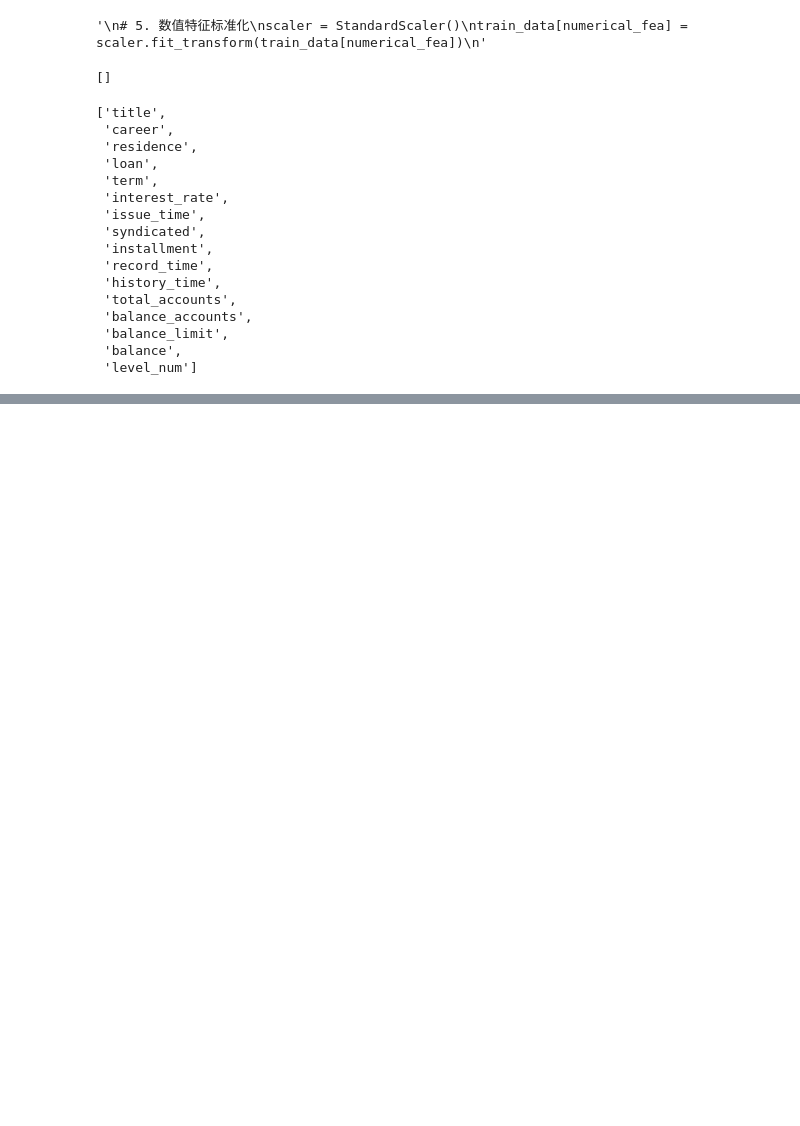
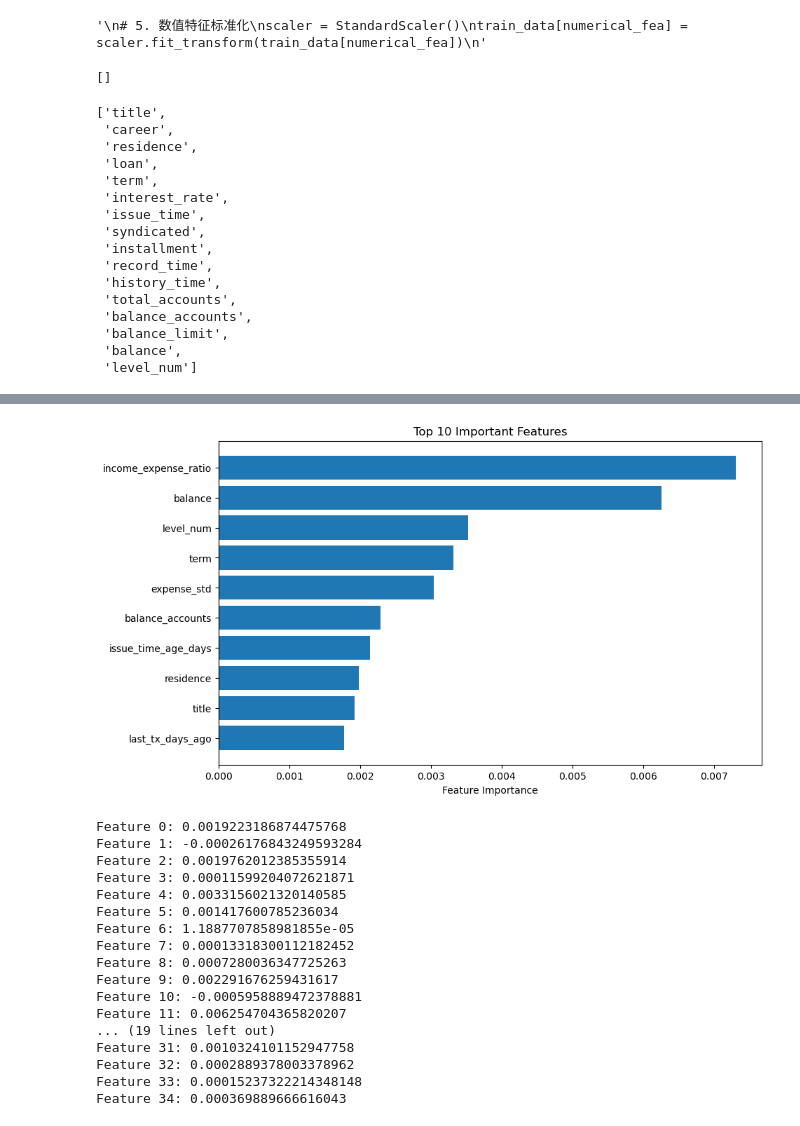
Before and after one commit to QuintessenceEther/LoanCom, a Jupyter notebook: catBoosting.ipynb, the cells around one changed output, grey strips where cells are left out. Saved outputs shown, nothing was run; the diff lists cells and outputs as text; code cells hidden in the pictures; blank space fills up the shorter version.

```diff
--- a/catBoosting.ipynb
+++ b/catBoosting.ipynb
@@ -193,5 +203,8 @@ train_data.head()
 # %%
 from sklearn.model_selection import train_test_split
+# 1. 删除id列（正确用法）
+train_data.drop('id', axis=1, inplace=True)  # 不赋值，直接修改原对象
+catfeature_list.remove('id')
 feature_list = [col for col in train_data.columns if col != "label"]
 X_train, X_validation, y_train, y_validation = train_test_split(train_data.loc[:, feature_list], train_data.loc[:, 'label'], test_size=0.2 , random_state=2000)
 # %%
@@ -271,0 +285,44 @@ test_data[['id', 'label']].to_csv('submission.csv', index=False)
+# %%
+# 假设 df 是你的 Pandas DataFrame
+train_data = catboost.Pool(data=X_train, label=y_train,cat_features=catfeature_list)
+# 获取特征重要性评估
+feature_importance = model.get_feature_importance(data=train_data, type='LossFunctionChange')
+# 获取特征名称
+feature_names = train_data.get_feature_names()
+# 将特征重要性和特征名称结合起来，创建一个字典
+feature_importance_dict = dict(zip(feature_names, feature_importance))
+
+# 将特征重要性排序
+sorted_feature_importance = sorted(feature_importance_dict.items(), key=lambda x: x[1], reverse=True)
+
+# 提取排序后的特征名称和重要性
+sorted_feature_names, sorted_feature_importance = zip(*sorted_feature_importance)
+
+plt.figure(figsize=(10, 6))
+plt.barh(sorted_feature_names[:10], sorted_feature_importance[:10])
+plt.xlabel('Feature Importance')
+plt.title('Top 10 Important Features')
+plt.gca().invert_yaxis()  # 反转y轴以显示重要性高的特征在顶部
+plt.show()
+# 打印特征重要性得分
+for i, score in enumerate(feature_importance):
+    print(f'Feature {i}: {score}')
+# %% [output]
+[figure, added]
+Feature 0: 0.0019223186874475768
+Feature 1: -0.00026176843249593284
+Feature 2: 0.0019762012385355914
+Feature 3: 0.00011599204072621871
+Feature 4: 0.0033156021320140585
+Feature 5: 0.001417600785236034
+Feature 6: 1.1887707858981855e-05
+Feature 7: 0.00013318300112182452
+Feature 8: 0.0007280036347725263
+Feature 9: 0.002291676259431617
+Feature 10: -0.0005958889472378881
+Feature 11: 0.006254704365820207
+... (19 lines left out)
+Feature 31: 0.0010324101152947758
+Feature 32: 0.0002889378003378962
+Feature 33: 0.00015237322214348148
+Feature 34: 0.000369889666616043
```
Also changed, not shown: parts of 10 cells of this notebook, 12 other files.
